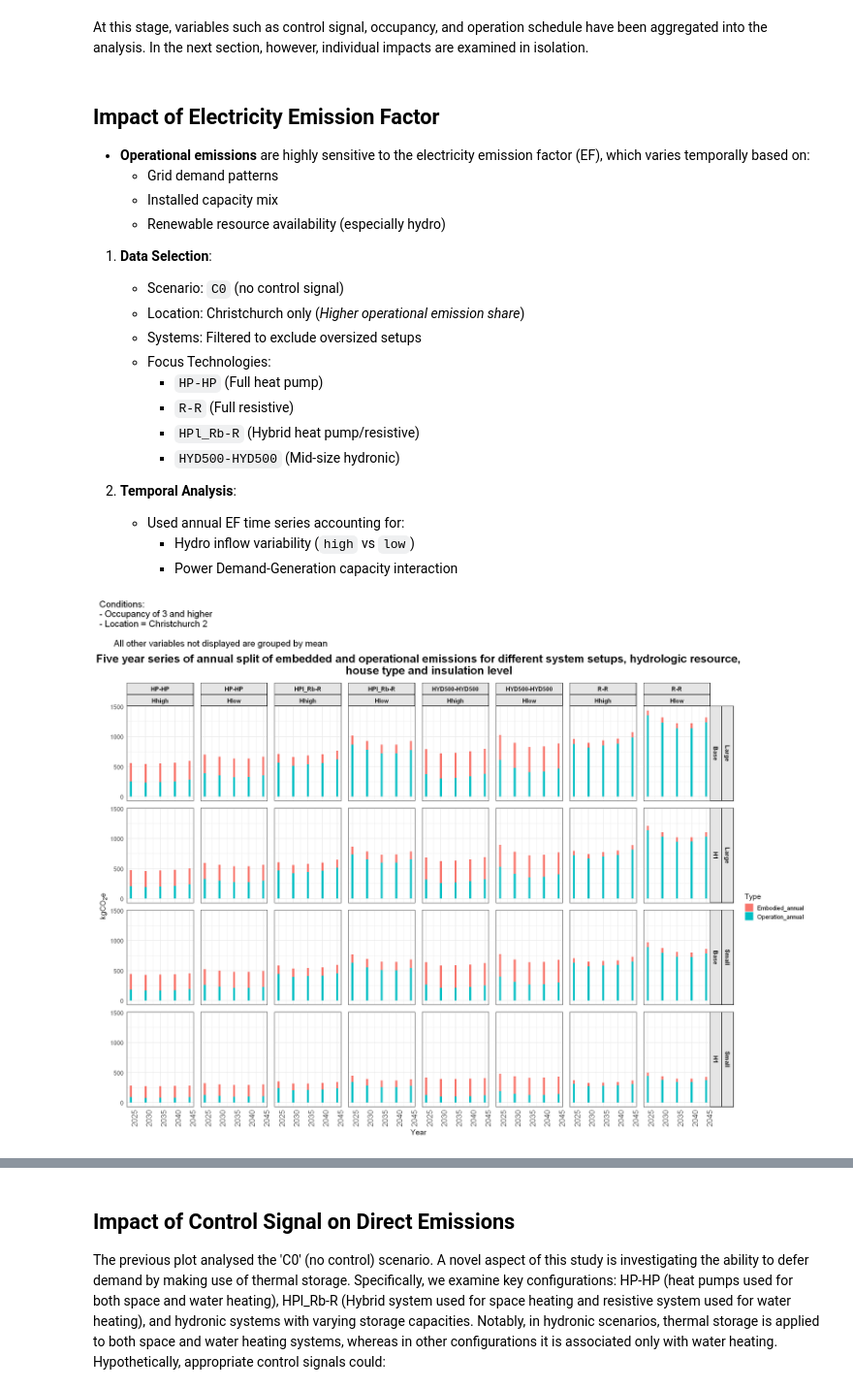
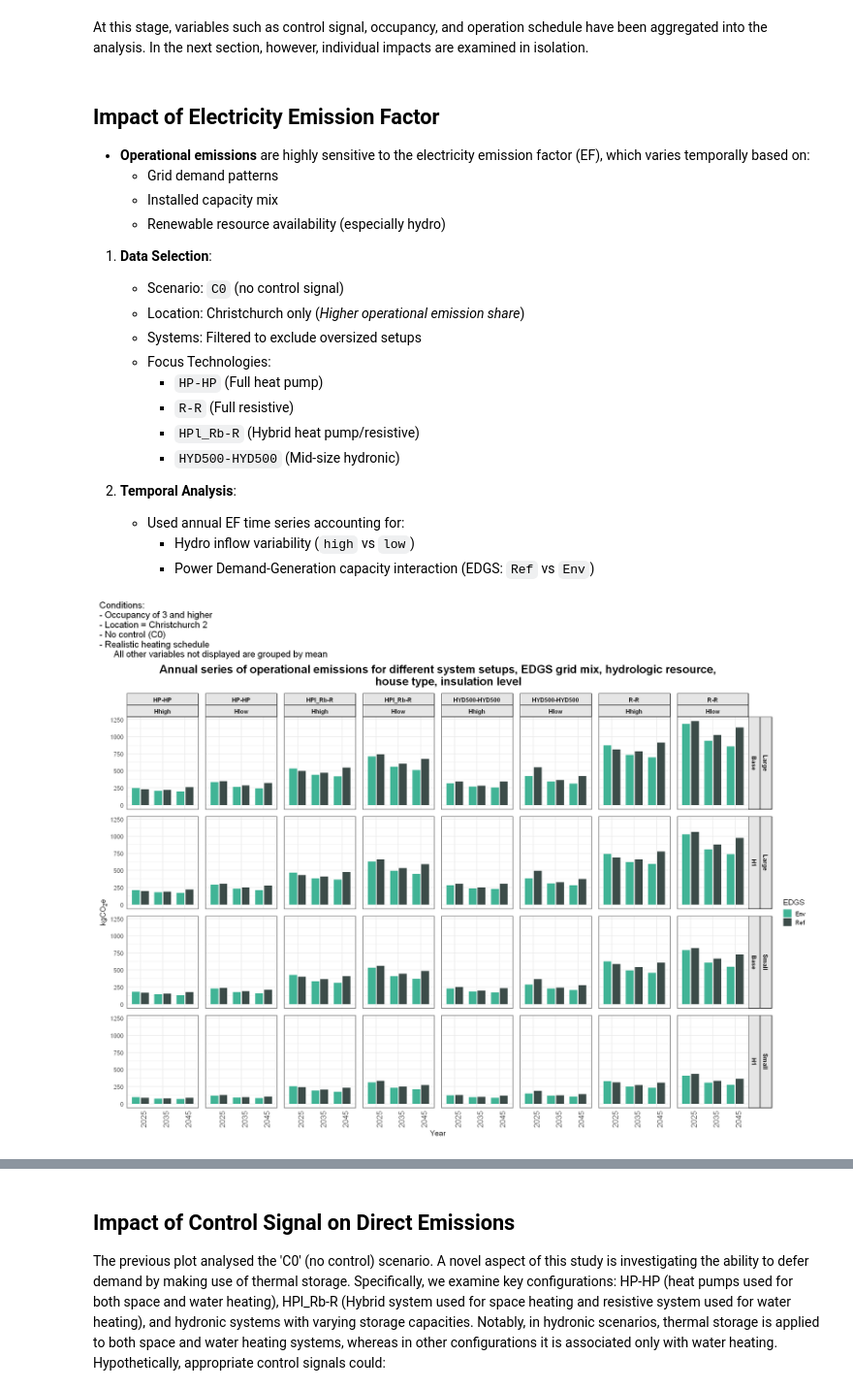
Before and after one commit to pxgo17/EECA_SWH_LCA, a Jupyter notebook: results/SWH_LCA_results.ipynb, the cells around one changed output, grey strips where cells are left out. Shown at 97% size. Saved outputs shown, nothing was run; the diff lists cells and outputs as text; code cells hidden in the pictures.

Commit message:
Notebook and html update
New visualisation for analysis of EDGS environmental scenario

```diff
--- a/results/SWH_LCA_results.ipynb
+++ b/results/SWH_LCA_results.ipynb
@@ -262,5 +251,5 @@ At this stage, variables such as control signal, occupancy, and operation schedu
 2. **Temporal Analysis**:
    - Used annual EF time series accounting for:
      - Hydro inflow variability (`high` vs `low`)
-     - Power Demand-Generation capacity interaction
+     - Power Demand-Generation capacity interaction (EDGS: `Ref` vs `Env`)
 # %%
@@ -283,32 +275,35 @@ ungroup()
 household_annual_summary_long <- household_annual_summary %>%
   pivot_longer(cols = c(Embodied_annual, Operation_annual), names_to = "Type", values_to = "Emissions")
 # %%
-# Plot
-options(repr.plot.width=20, repr.plot.height=15)
-intensity_plot <- ggplot(household_annual_summary_long, aes(x = year, y = Emissions, fill = Type)) +
-  geom_col(position = "stack", width = 0.7) +
+intensity_plot <- household_annual_summary_long %>%
+  filter(Type == 'Operation_annual') %>%
+  filter(year %in% c(2025,2035,2045)) %>%
+  ggplot(aes(x = factor(year), y = Emissions, fill = EDGS)) +
+  geom_col(width = 0.7, position = position_dodge(width = 0.8)) +
+  scale_fill_manual(values = c("Ref" = '#3c4c49', "Env" = '#41b496')) +
+  scale_x_discrete(breaks = c("2025", "2035", "2045")) +
   facet_grid(house_type + insulation ~ SH_DW_code + Hydro_resource) +
   theme_minimal(base_size = 15) +
   labs(x = "Year",
        y = expression(kgCO[2]*e),
-       title = "Five year series of annual split of embedded and operational emissions for different system setups, hydrologic resource,
-       house type and insulation level") +
+       title = "Annual series of operational emissions for different system setups, EDGS grid mix, hydrologic resource,
+       house type, insulation level") +
   theme(
     axis.text.x = element_text(angle = 90, hjust = 0.5, size = 15),
     strip.text = element_text(face = "bold"),
     strip.background = element_rect(fill = "gray90", color = "black"),
     panel.border = element_rect(color = "black", fill = NA, size = 0.1),
     panel.spacing = unit(1, "lines"),
     plot.title = element_text(size = 22, face = "bold", hjust = 0.5, vjust = 2)
   )
 
 intensity_plot +
   plot_annotation(
-    title = "Conditions:\n- Occupancy of 3 and higher\n- Location = Christchurch 2\n
+    title = "Conditions:\n- Occupancy of 3 and higher\n- Location = Christchurch 2\n- No control (C0)\n- Realistic heating schedule
       All other variables not displayed are grouped by mean",
     theme = theme(
       plot.title = element_text(size = 18, hjust = 0, vjust = 2)
     )
   )
 # %% [output]
-[figure, old version]
+[figure, new version]
```
Also changed, not shown: parts of 13 cells of this notebook, 2 other files.
